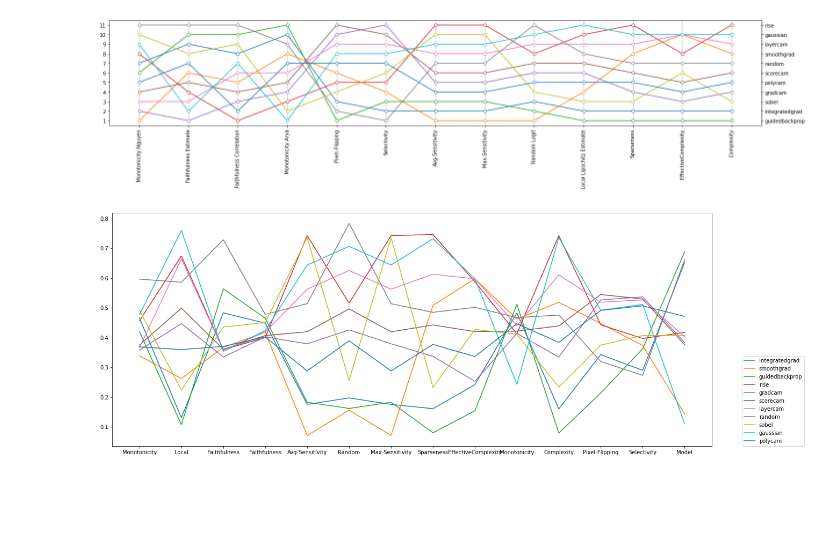
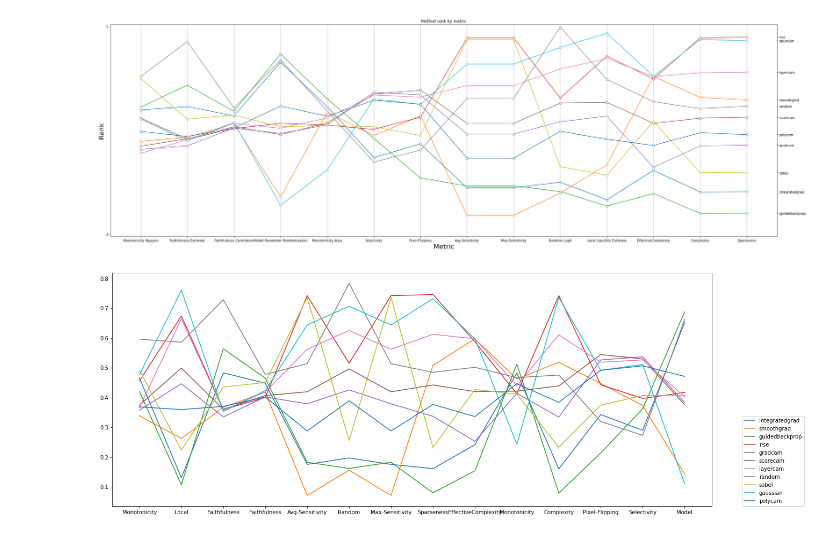
Before and after one commit to multitel-ai/Evaluation-XAI-Metrics-GD6-TRAIL, a Jupyter notebook: XAI_analysis.ipynb, the cells around one changed output. Cells and saved outputs as stored; diff of their text form; code cells hidden in the pictures; blank space fills up the shorter version.

Commit message:
rank plot including variations

```diff
--- a/XAI_analysis.ipynb
+++ b/XAI_analysis.ipynb
@@ -91,12 +91,18 @@ alpha = 0.05 #Seuil de significativité
 group_nemenyi = {}
 
 dataset = "imagenet"
-for metr in metrics[:-1]:
+for metr in metrics:
     data_nemenyi = pd.DataFrame()
     print("-- Metric: ", metr)
     for meth in methods:
-        csv_name = f"csv/{meth}_{model}_{dataset}_{metr}.csv"
-        df = pd.read_csv(csv_name, header = None)
+
+        try:
+            csv_name = f"csv/baseline_black/{meth}_{model}_{dataset}_{metr}_baseline_black.csv"
+            df = pd.read_csv(csv_name, header = None)
+        except:
+            csv_name = f"csv/{meth}_{model}_{dataset}_{metr}.csv"
+            print("\t\t"+csv_name)
+            df = pd.read_csv(csv_name, header = None)
         data_nemenyi[meth] = transform[metr](df).values.flatten()
 
     #data_nemenyi = transform[metr](data_nemenyi)
@@ -320,29 +338,36 @@ cols
 
 
 
-ncols = ['Monotonicity Nguyen', 'Faithfulness Estimate', 'Faithfulness Correlation', 'Monotonicity Arya', 'Pixel-Flipping', 'Selectivity',  'Avg-Sensitivity', 'Max-Sensitivity',  'Random Logit', 'Local Lipschitz Estimate', 'Sparseness', 'EffectiveComplexity', 'Complexity' ]
+ncols = ['Monotonicity Nguyen',  'Faithfulness Estimate', 'Faithfulness Correlation','Model Parameter Randomisation', 'Monotonicity Arya', 'Selectivity', 'Pixel-Flipping',   'Avg-Sensitivity', 'Max-Sensitivity',  'Random Logit', 'Local Lipschitz Estimate', 'EffectiveComplexity',  'Complexity' ,'Sparseness']
 
-df_rank_s = df_rank_s[ncols]
+#df_rank_s = df_rank_s[ncols]
+df_rank_s = df_ranks[ncols]
 # %%
 from matplotlib.ticker import MultipleLocator, FixedFormatter, FixedLocator
 
-fig, ax = plt.subplots(figsize=(20, 5), subplot_kw=dict(ylim=(0.5, 0.5 + 11)))
+fig, ax = plt.subplots(figsize=(30, 10), subplot_kw=dict(ylim=(-0.01, 0.5 + 0.51)))
 
 ax.xaxis.set_major_locator(MultipleLocator(1))
 ax.yaxis.set_major_locator(MultipleLocator(1))
 
 yax2 = ax.secondary_yaxis("right")
 yax2.yaxis.set_major_locator(FixedLocator(df_rank_s[df_rank_s.columns[-1]].to_list()))
 yax2.yaxis.set_major_formatter(FixedFormatter(df_rank_s.index))
 
 
+
+
 ax.plot(df_rank_s.transpose(), "o-",mfc="w")
-#ax.invert_yaxis()
-plt.xticks(rotation=90)
+
+
+ax.set(xlabel="Metric", ylabel="Rank", title="Method rank by metric")
 ax.grid(axis="x")
+
 plt.tight_layout()
+
+plt.savefig('rank_bump_plot.eps', format='eps')
 # %% [output]
-[figure, old version]
+[figure, new version]
 # %%
 df_ranks1 = df_ranks.transpose()
 df_ranks1.plot(legend = "reverse", figsize=(20,8))
```
Also changed, not shown: parts of 8 cells of this notebook.
